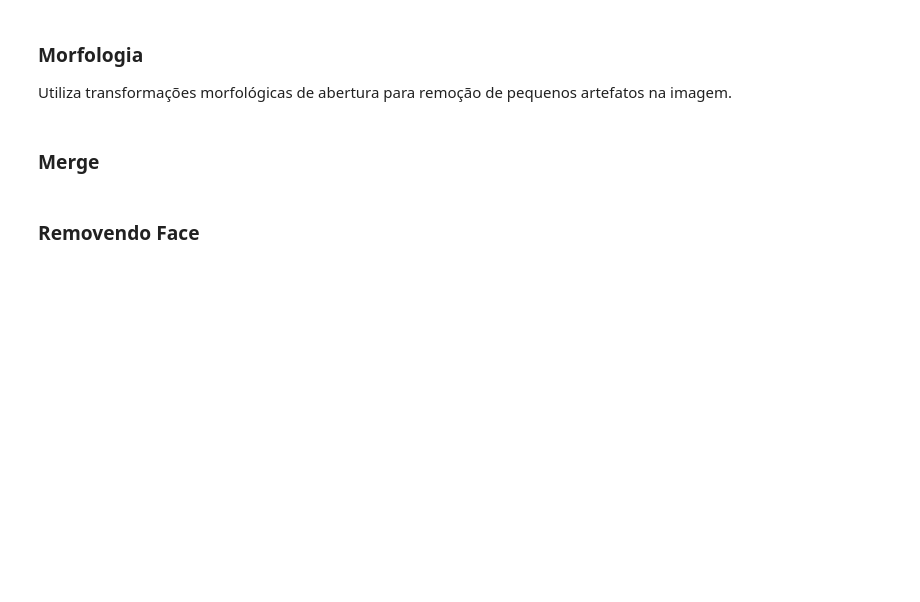
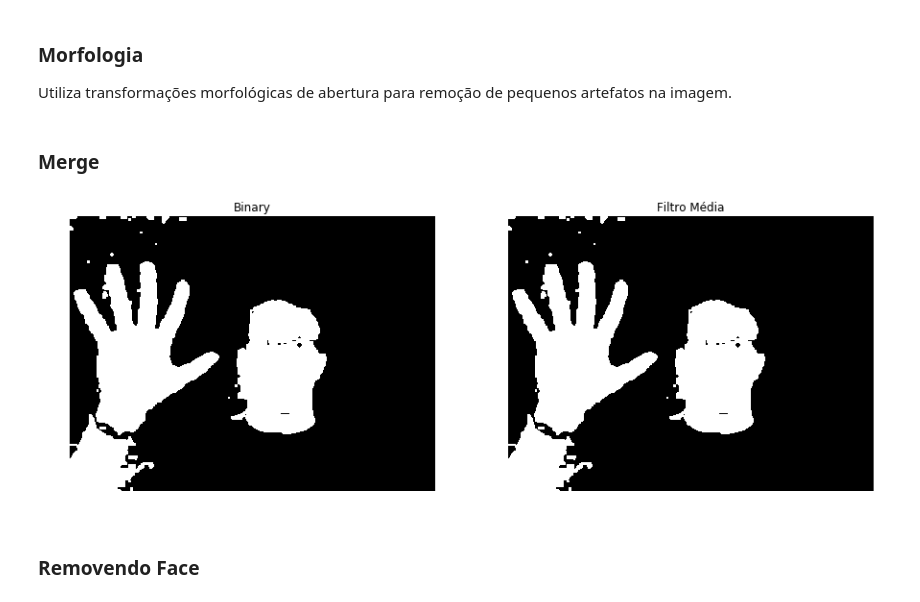
Before and after one commit to ssauloferreira/hand-tracking-classification, a Jupyter notebook: hand_gestures.ipynb, the cells around one changed output. Cells and saved outputs as stored; diff of their text form; code cells hidden in the pictures; blank space fills up the shorter version.

```diff
--- a/hand_gestures.ipynb
+++ b/hand_gestures.ipynb
@@ -90,24 +96,26 @@ def remove_concomponent(img, min_value):
 # %%
 img = y + cr + cb
 
-_, img = cv2.threshold(img, 100, 255, cv2.THRESH_BINARY)
+_, img_bin = cv2.threshold(img, 100, 255, cv2.THRESH_BINARY)
 
 fig, axes = plt.subplots(1, 2, figsize=(15, 8))
 ax = axes.ravel()
 
 ax[0].imshow(img, cmap='gray')
 ax[0].set_title('Binary')
 ax[0].set_axis_off()
 
 mask = backSub.apply(image)
-img = cv2.bitwise_and(mask, img)
-img = cv2.medianBlur(img, wsize_gaussian)
+img2 = cv2.bitwise_and(mask, img_bin)
+img3 = cv2.medianBlur(img_mask, wsize_gaussian)
 
 ax[1].imshow(img, cmap='gray')
 ax[1].set_title('Filtro Média')
 ax[1].set_axis_off()
 
-img = remove_concomponent(img=img, min_value=150)
+img4 = remove_concomponent(img=img3, min_value=250)
+# %% [output]
+[figure, added]
 # %% [markdown]
 ### Removendo Face
 # %%
```
Also changed, not shown: parts of 5 cells of this notebook.
